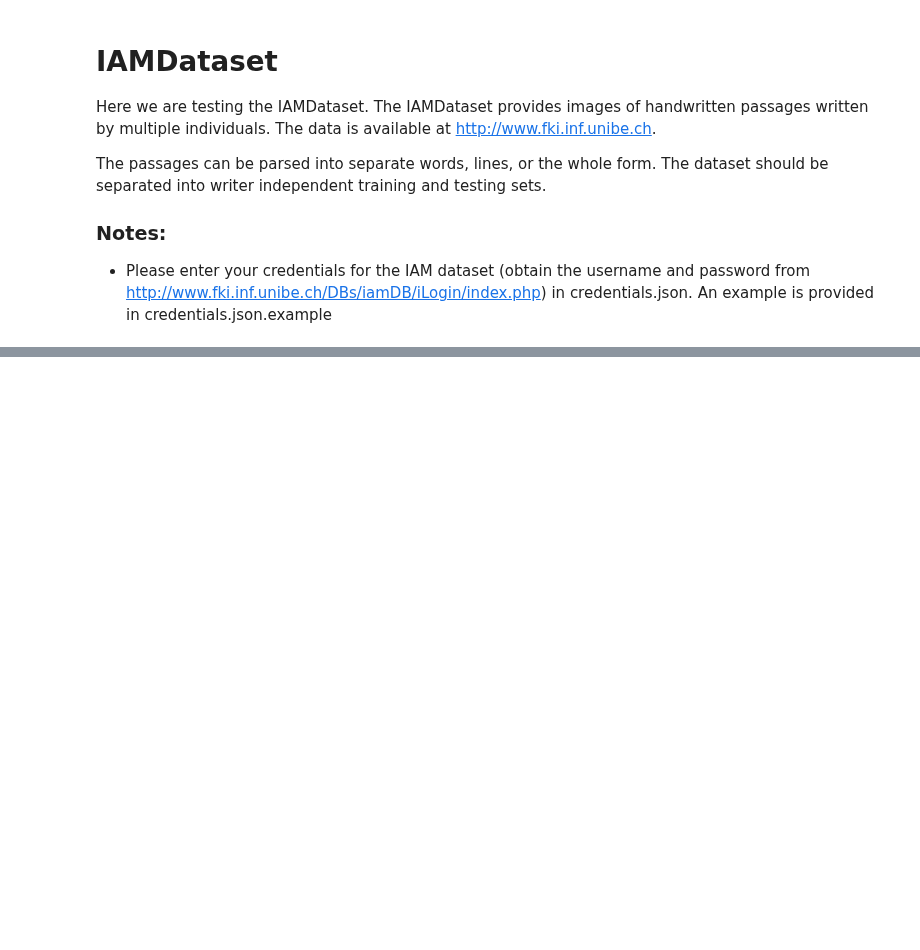
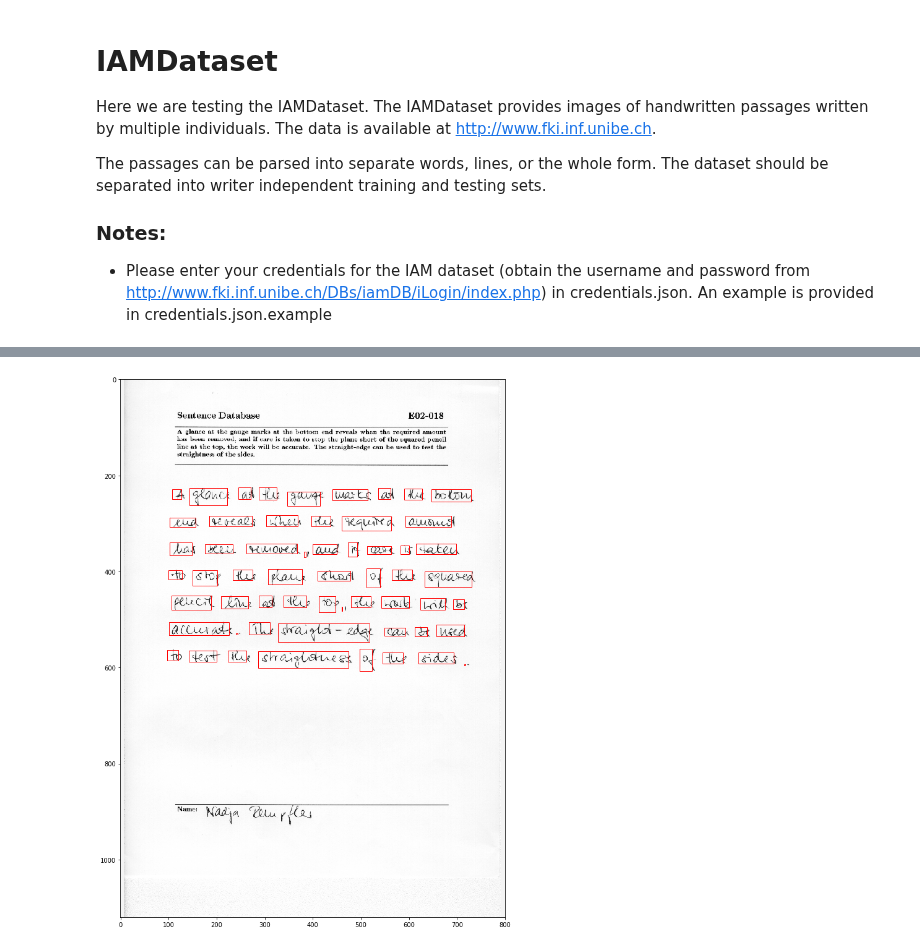
Before and after one commit to awslabs/handwritten-text-recognition-for-apache-mxnet, a Jupyter notebook: utils/test_iam_dataset.ipynb, the cells around one changed output, grey strips where cells are left out. Cells and saved outputs as stored; diff of their text form; code cells hidden in the pictures; blank space fills up the shorter version.

```diff
--- a/utils/test_iam_dataset.ipynb
+++ b/utils/test_iam_dataset.ipynb
@@ -109,0 +70,5 @@ for i in range(25):
+# %%
+ds = IAMDataset("form", output_data="bb", output_parse_method="word")
+plot_image_with_bb(ds)
+# %% [output]
+[figure, added]
```
Also changed, not shown: parts of 13 cells of this notebook, 1 other file.
